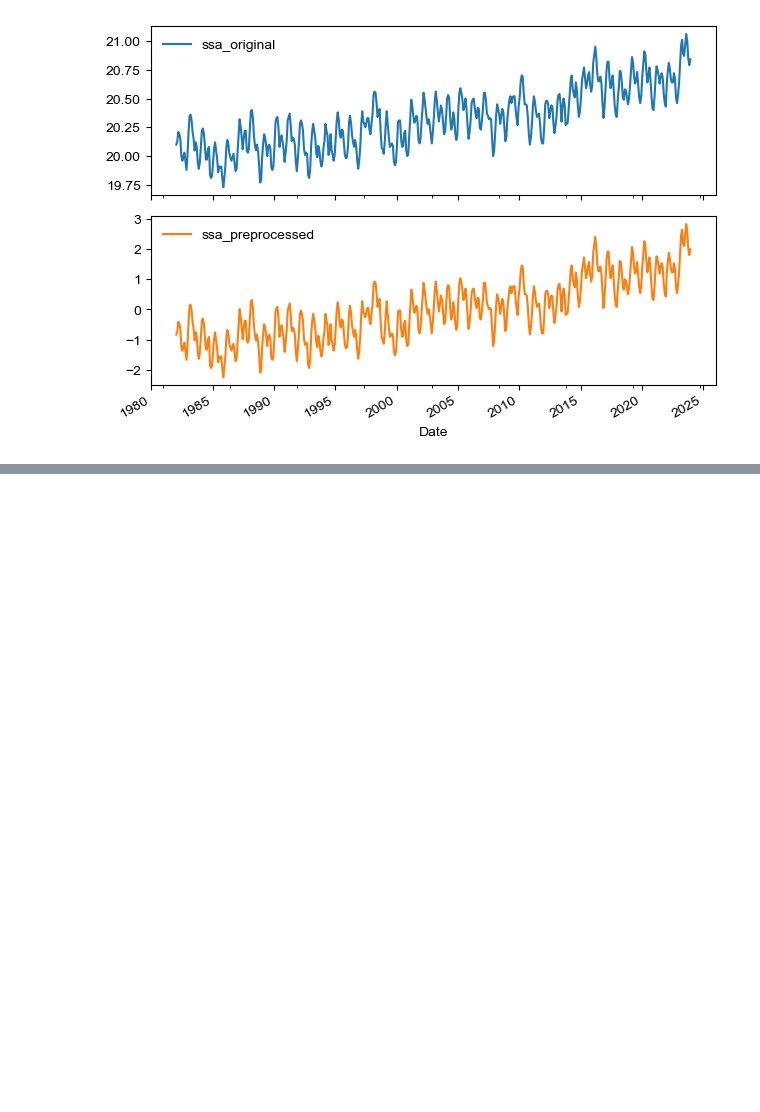
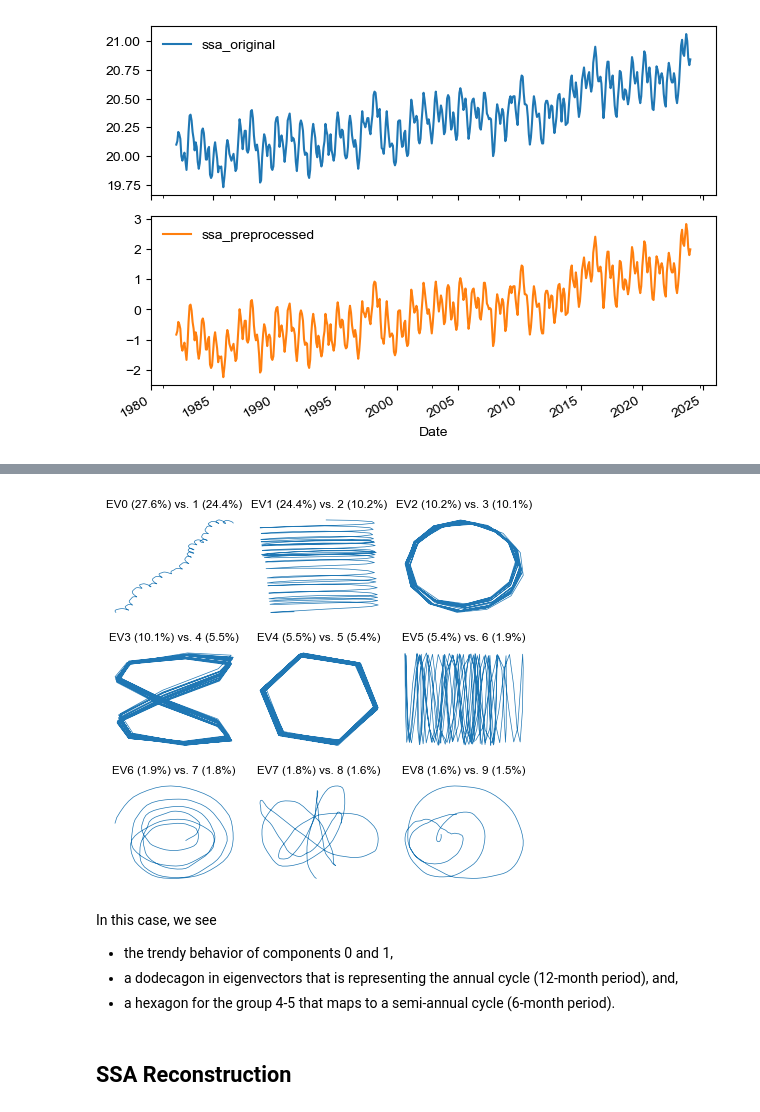
Before and after one commit to ADSCIAN/ssalib, a Jupyter notebook: notebooks/01_basic_ssa_introduction.ipynb, the cells around one changed output, grey strips where cells are left out. Drawn from its saved outputs; the diff is of its cells as text; code cells hidden in the pictures; blank space fills up the shorter version.

```diff
--- a/notebooks/01_basic_ssa_introduction.ipynb
+++ b/notebooks/01_basic_ssa_introduction.ipynb
@@ -178,0 +257,11 @@ Length: 504, dtype: float64
+# %%
+fig, ax = ssa.plot(kind='paired', n_components=10, lw=.5)
+# %% [output]
+[figure, added]
+# %% [markdown]
+In this case, we see
+- the trendy behavior of components 0 and 1,
+- a dodecagon in eigenvectors that is representing the annual cycle (12-month period), and,
+- a hexagon for the group 4-5 that maps to a semi-annual cycle (6-month period).
+# %% [markdown]
+## SSA Reconstruction
```
Also changed, not shown: parts of 9 cells of this notebook.
